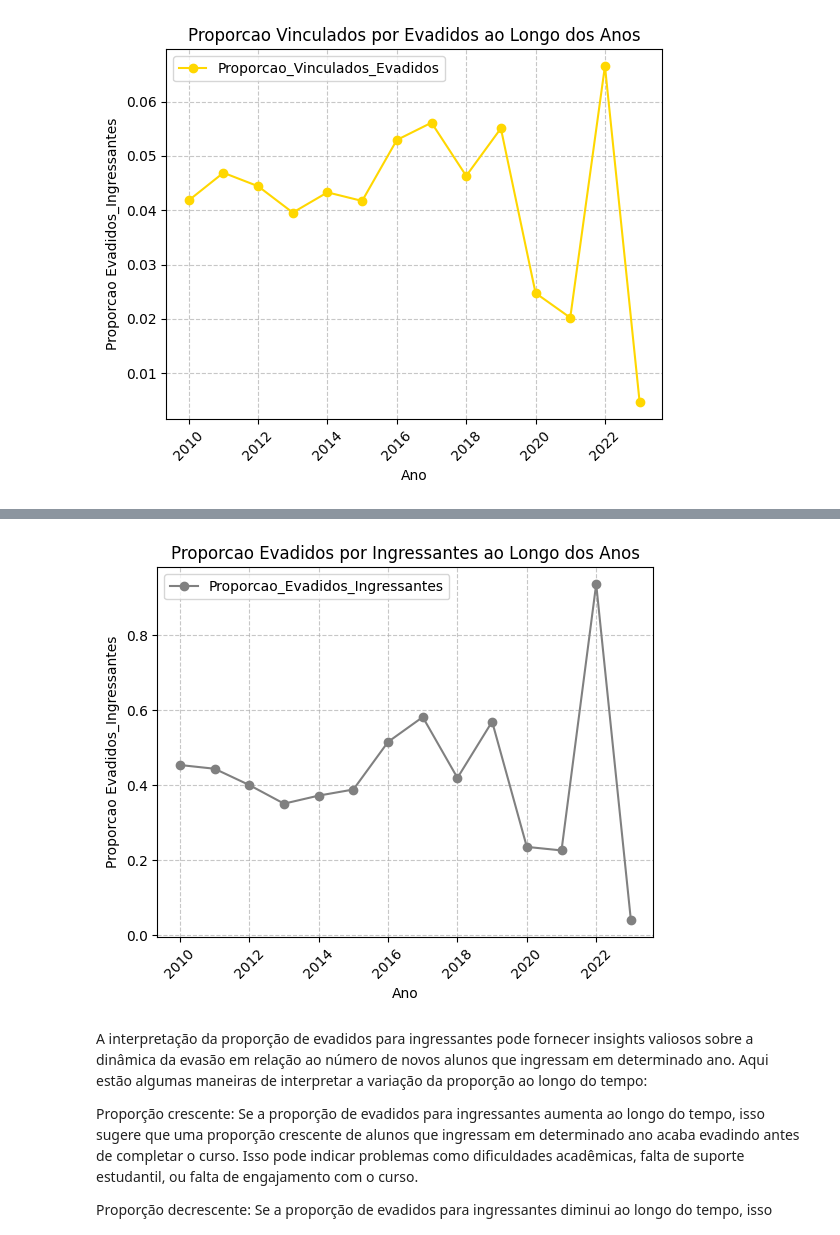
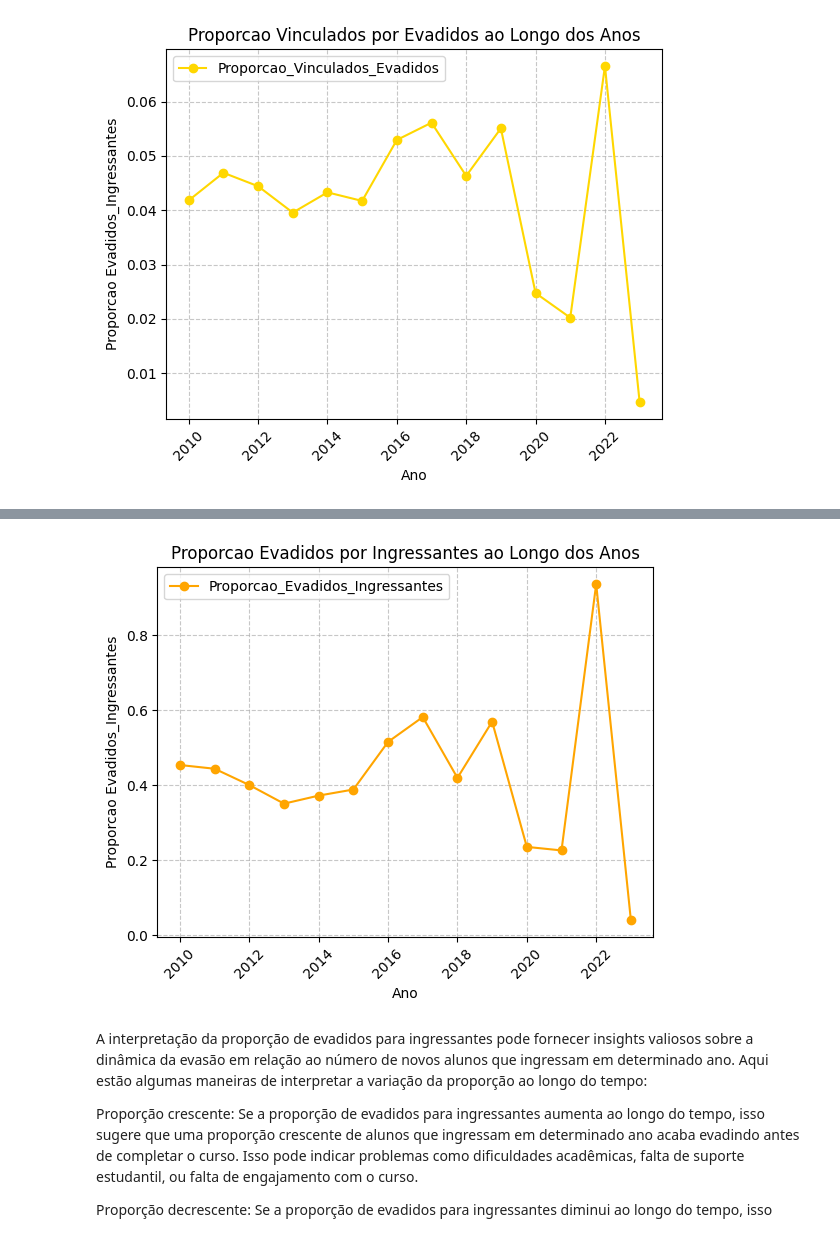
Before and after one commit to psicosleazy-dev/tcc, a Jupyter notebook: start_notebook.ipynb, the cells around one changed output, grey strips where cells are left out. Drawn from its saved outputs; the diff is of its cells as text; code cells hidden in the pictures.

```diff
--- a/start_notebook.ipynb
+++ b/start_notebook.ipynb
@@ -561,16 +560,16 @@ plt.show()
 # resultados = [...]
 
 # Criar um DataFrame a partir dos resultados da consulta
-df = pd.DataFrame(dens_por_ano, columns=['Ano', 'Evadidos', 'Ingressantes', 'Proporcao_Evadidos_Ingressantes'])
+pei = pd.DataFrame(dens_por_ano, columns=['Ano', 'Evadidos', 'Ingressantes', 'Proporcao_Evadidos_Ingressantes'])
 
 # Adicionar uma coluna com os cálculos resultantes (ordenados pelo ano)
-df['Proporcao_Evadidos_Ingressantes'] = df['Evadidos'] * 1.0 / df['Ingressantes']
+pei['Proporcao_Evadidos_Ingressantes'] = pei['Evadidos'] * 1.0 / pei['Ingressantes']
 
 # Ordenar o DataFrame pelo ano
-df = df.sort_values(by='Ano')
+pei = pei.sort_values(by='Ano')
 
 # Exibir o DataFrame resultante
-print(df)
+print(pei)
 # %% [output]
      Ano  Evadidos  Ingressantes  Proporcao_Evadidos_Ingressantes
 0   2010      2312          5093                         0.453956
@@ -589,15 +588,15 @@ print(df)
 13  2023       153          3814                         0.040115
 # %%
 # Plotar o gráfico de linhas
-df.plot(x='Ano', y='Proporcao_Evadidos_Ingressantes', kind='line', marker='o', color='grey')
+pei.plot(x='Ano', y='Proporcao_Evadidos_Ingressantes', kind='line', marker='o', color='orange')
 plt.title('Proporcao Evadidos por Ingressantes ao Longo dos Anos')
 plt.xlabel('Ano')
 plt.ylabel('Proporcao Evadidos_Ingressantes')
 plt.xticks(rotation=45)
 plt.grid(True, linestyle='--', alpha=0.7)
 plt.show()
 # %% [output]
-[figure, old version]
+[figure, new version]
 # %% [markdown]
 A interpretação da proporção de evadidos para ingressantes pode fornecer insights valiosos sobre a dinâmica da evasão em relação ao número de novos alunos que ingressam em determinado ano. Aqui estão algumas maneiras de interpretar a variação da proporção ao longo do tempo:
 
```
Also changed, not shown: parts of 26 cells of this notebook, 1 other file.
